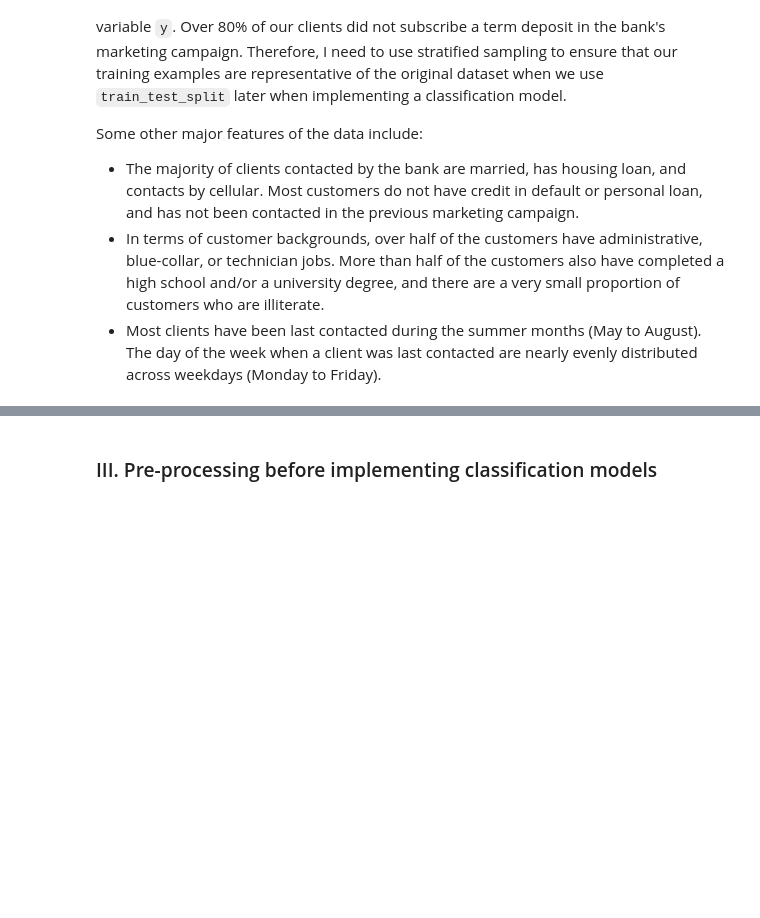
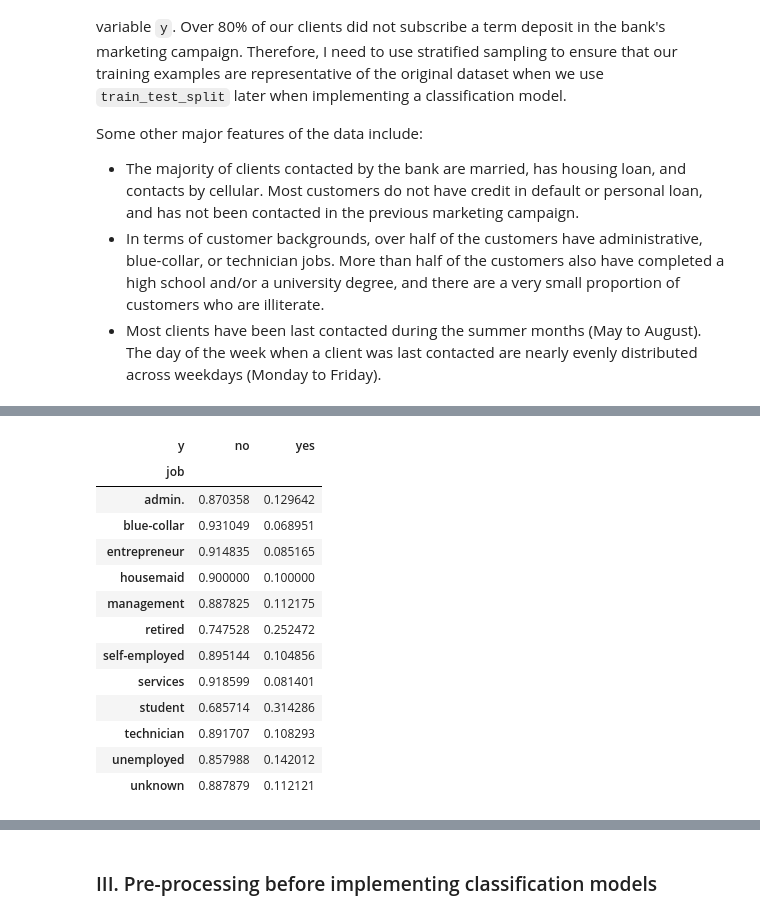
Before and after one commit to thaianle/bank-marketing, a Jupyter notebook: bank-marketing.ipynb, the cells around one changed output, grey strips where cells are left out. Drawn from its saved outputs; the diff is of its cells as text; code cells hidden in the pictures; blank space fills up the shorter version.

```diff
--- a/bank-marketing.ipynb
+++ b/bank-marketing.ipynb
@@ -379,0 +404,18 @@ Some other major features of the data include:
+# %%
+count_jobs = bank_marketing[['job', 'y']].groupby('job').value_counts(normalize = True).unstack('y')
+count_jobs
+# %% [output]
+| y | no | yes |
+| job |  |  |
+| admin. | 0.870358 | 0.129642 |
+| blue-collar | 0.931049 | 0.068951 |
+| entrepreneur | 0.914835 | 0.085165 |
+| housemaid | 0.900000 | 0.100000 |
+| management | 0.887825 | 0.112175 |
+| retired | 0.747528 | 0.252472 |
+| self-employed | 0.895144 | 0.104856 |
+| services | 0.918599 | 0.081401 |
+| student | 0.685714 | 0.314286 |
+| technician | 0.891707 | 0.108293 |
+| unemployed | 0.857988 | 0.142012 |
+| unknown | 0.887879 | 0.112121 |
```
Also changed, not shown: parts of 13 cells of this notebook.
